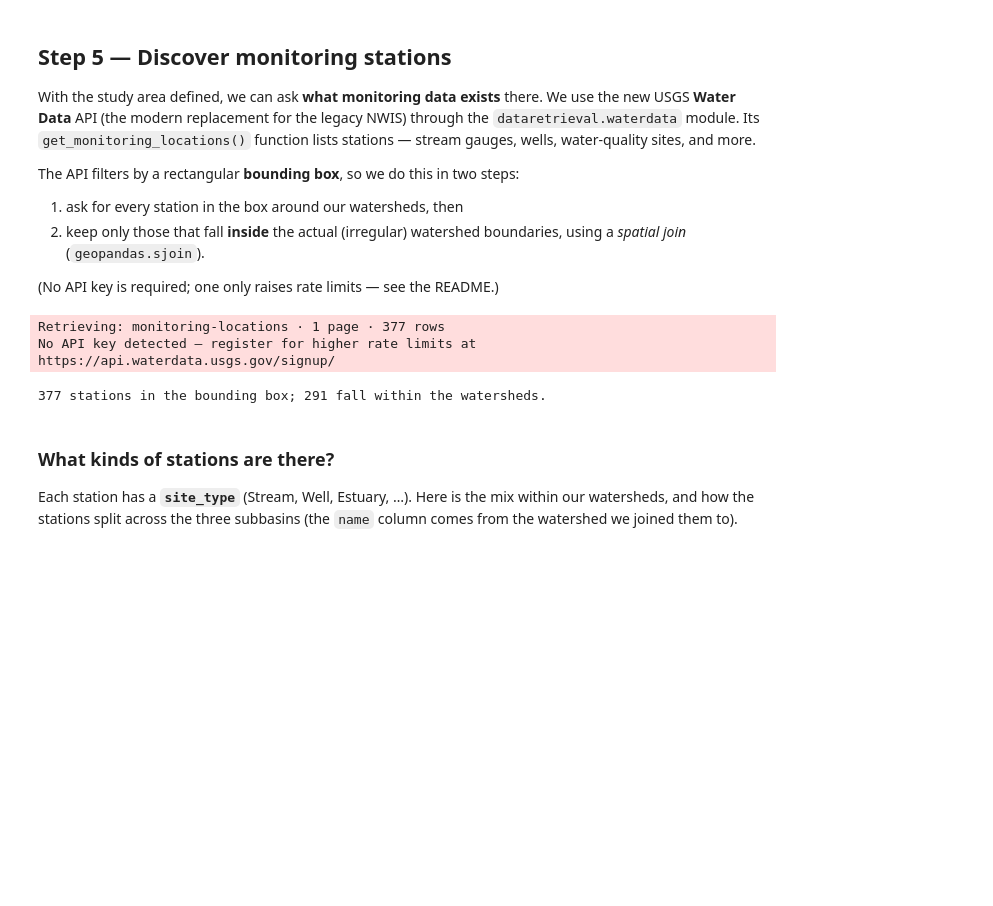
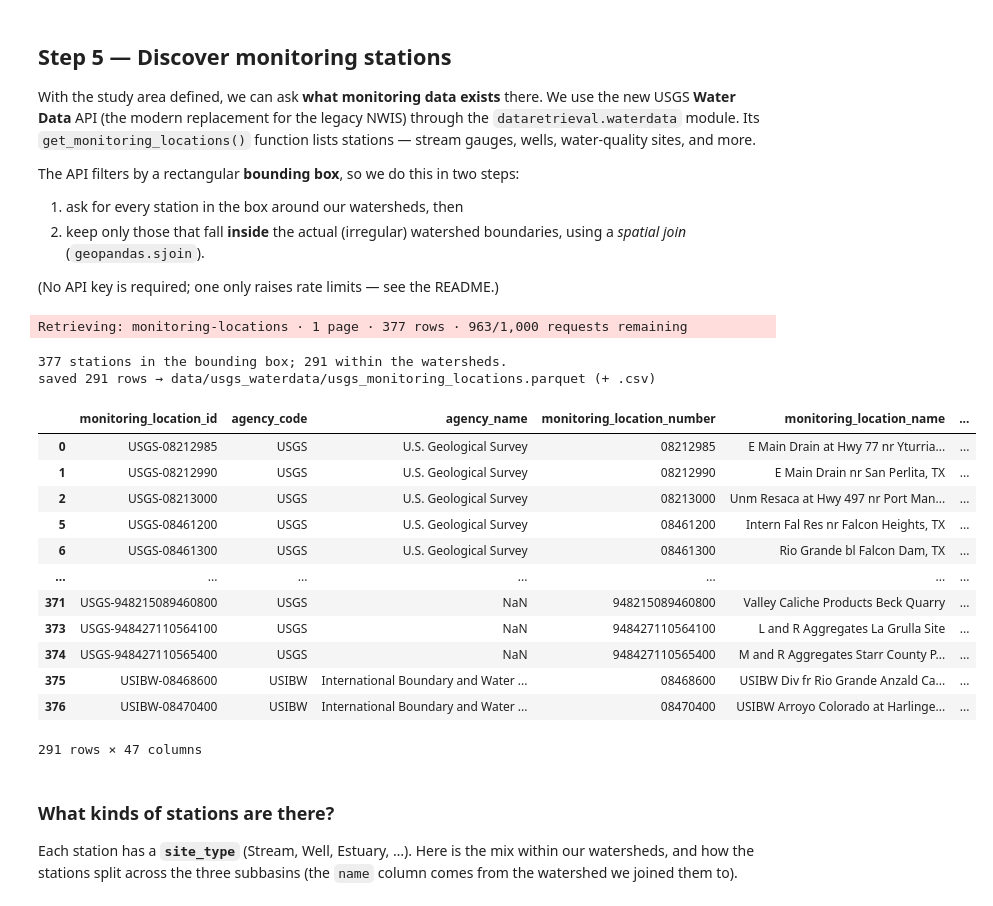
Before and after one commit to LimnoTech/Thornforest, a Jupyter notebook: notebooks/1_usgs_hydrography_waterdata.ipynb, the cells around one changed output. Drawn from its saved outputs; the diff is of its cells as text; code cells hidden in the pictures; blank space fills up the shorter version.

Commit message:
Use async_retriever; save tables to csv & parquet

```diff
--- a/notebooks/1_usgs_hydrography_waterdata.ipynb
+++ b/notebooks/1_usgs_hydrography_waterdata.ipynb
@@ -79,6 +151,5 @@ This makes a live request over the internet, so it may take a few seconds.
 # %%
-wbd = WBD("huc8")
-watersheds_gdf = wbd.byids("huc8", list(HUC8_WATERSHEDS))
-
-print(f"Downloaded {len(watersheds_gdf)} watershed boundaries.")
+watersheds_gdf = WBD("huc8").byids("huc8", list(HUC8_WATERSHEDS))
+save_outputs(watersheds_gdf, DATA_DIR / "spatial" / "huc8_watersheds.parquet")
+print(f"{len(watersheds_gdf)} watershed boundaries.")
 # %% [output]
@@ -169,28 +241,44 @@ The API filters by a rectangular **bounding box**, so we do this in two steps:
 
 (No API key is required; one only raises rate limits — see the README.)
 # %%
-# 1. Fetch all monitoring locations in the bounding box of our watersheds.
-#    total_bounds gives [min_lon, min_lat, max_lon, max_lat].
+# total_bounds gives [min_lon, min_lat, max_lon, max_lat]; we reuse bbox again in Step 6.
 bbox = list(watersheds_gdf.total_bounds)
-stations_gdf, _metadata = waterdata.get_monitoring_locations(bbox=bbox)
+
+# 1. Fetch all monitoring locations in the bounding box.
+stations_gdf, _ = waterdata.get_monitoring_locations(bbox=bbox)
 stations_gdf = stations_gdf.set_crs(4326)  # the API returns longitude/latitude
 
-# 2. Keep only the stations that fall within the three watershed polygons.
+# 2. Keep only those that fall within the three watershed polygons.
 stations_in_area = gpd.sjoin(
     stations_gdf,
     watersheds_gdf[["huc8", "name", "geometry"]],
     predicate="within",
     how="inner",
 )
-
 print(
     f"{len(stations_gdf)} stations in the bounding box; "
-    f"{len(stations_in_area)} fall within the watersheds."
+    f"{len(stations_in_area)} within the watersheds."
 )
+save_outputs(
+    stations_in_area, DATA_DIR / "usgs_waterdata" / "usgs_monitoring_locations.parquet"
+)
 # %% [output]
-Retrieving: monitoring-locations · 1 page · 377 rows
-No API key detected — register for higher rate limits at https://api.waterdata.usgs.gov/signup/
+Retrieving: monitoring-locations · 1 page · 377 rows · 963/1,000 requests remaining
-377 stations in the bounding box; 291 fall within the watersheds.
+377 stations in the bounding box; 291 within the watersheds.
+saved 291 rows → data/usgs_waterdata/usgs_monitoring_locations.parquet (+ .csv)
+|  | monitoring_location_id | agency_code | agency_name | monitoring_location_number | monitoring_location_name | ... |
+| 0 | USGS-08212985 | USGS | U.S. Geological Survey | 08212985 | E Main Drain at Hwy 77 nr Yturria... | ... |
+| 1 | USGS-08212990 | USGS | U.S. Geological Survey | 08212990 | E Main Drain nr San Perlita, TX | ... |
+| 2 | USGS-08213000 | USGS | U.S. Geological Survey | 08213000 | Unm Resaca at Hwy 497 nr Port Man... | ... |
+| 5 | USGS-08461200 | USGS | U.S. Geological Survey | 08461200 | Intern Fal Res nr Falcon Heights, TX | ... |
+| 6 | USGS-08461300 | USGS | U.S. Geological Survey | 08461300 | Rio Grande bl Falcon Dam, TX | ... |
+| ... | ... | ... | ... | ... | ... | ... |
+| 371 | USGS-948215089460800 | USGS | NaN | 948215089460800 | Valley Caliche Products Beck Quarry | ... |
+| 373 | USGS-948427110564100 | USGS | NaN | 948427110564100 | L and R Aggregates La Grulla Site | ... |
+| 374 | USGS-948427110565400 | USGS | NaN | 948427110565400 | M and R Aggregates Starr County P... | ... |
+| 375 | USIBW-08468600 | USIBW | International Boundary and Water ... | 08468600 | USIBW Div fr Rio Grande Anzald Ca... | ... |
+| 376 | USIBW-08470400 | USIBW | International Boundary and Water ... | 08470400 | USIBW Arroyo Colorado at Harlinge... | ... |
+291 rows × 47 columns
 # %% [markdown]
 ### What kinds of stations are there?
 
```
Also changed, not shown: parts of 10 cells of this notebook, 9 other files.
